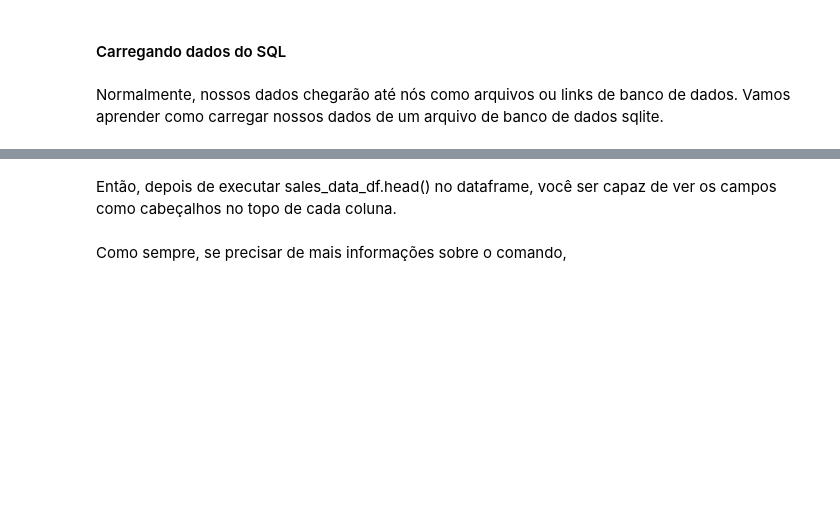
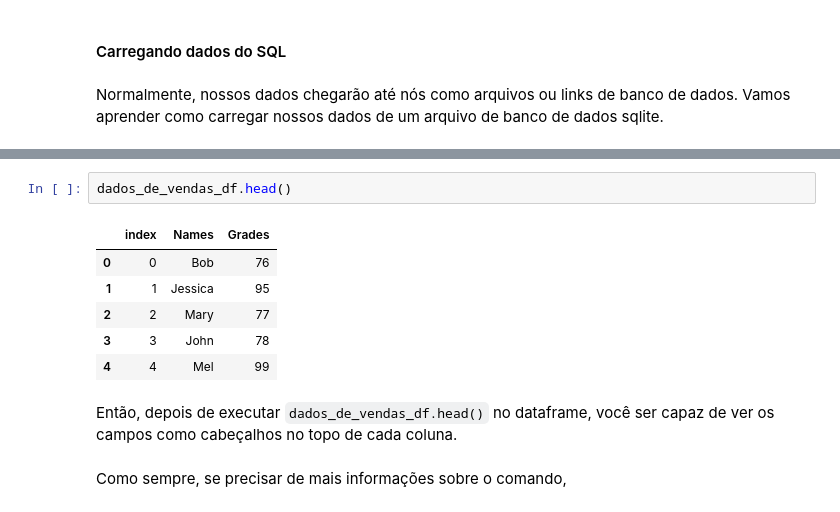
Before and after one commit to caiquemiranda/data-analysis-python-IV, a Jupyter notebook: 01-Obtendo_dados.ipynb, the cells around one changed output, grey strips where cells are left out. Cells and saved outputs as stored; diff of their text form; blank space fills up the shorter version.

```diff
--- a/01-Obtendo_dados.ipynb
+++ b/01-Obtendo_dados.ipynb
@@ -381,6 +406,14 @@ sql = "selecionar * do teste;"
+# %%
+dados_de_vendas_df.head()
+# %% [output]
+|  | index | Names | Grades |
+| 0 | 0 | Bob | 76 |
+| 1 | 1 | Jessica | 95 |
+| 2 | 2 | Mary | 77 |
+| 3 | 3 | John | 78 |
+| 4 | 4 | Mel | 99 |
 # %% [markdown]
-Então, depois de executar sales_data_df.head() no dataframe, você
- ser capaz de ver os campos como cabeçalhos no topo de cada coluna.
+Então, depois de executar `dados_de_vendas_df.head()` no dataframe, você ser capaz de ver os campos como cabeçalhos no topo de cada coluna.
 # %% [markdown]
 Como sempre, se precisar de mais informações sobre o comando,
 # %%
```
Also changed, not shown: parts of 15 cells of this notebook, 3 other files.
